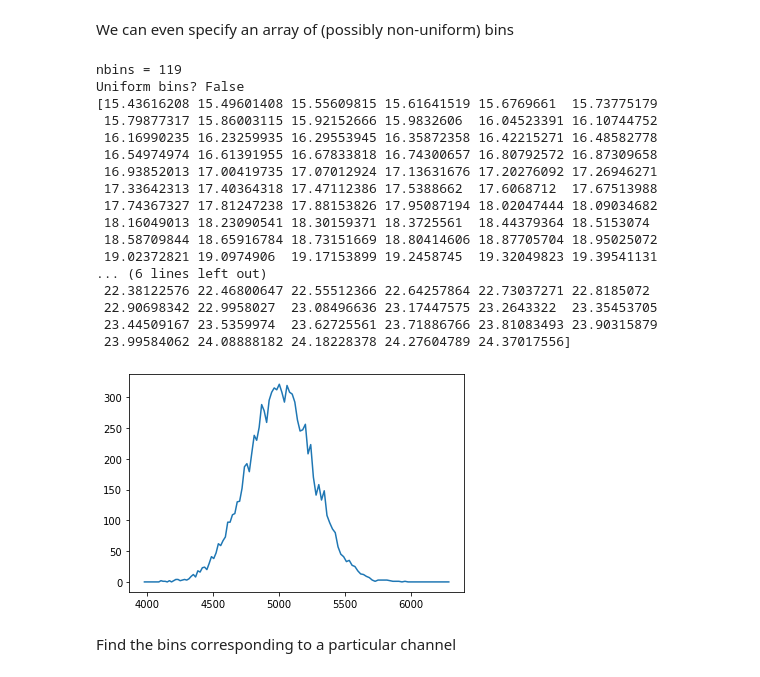
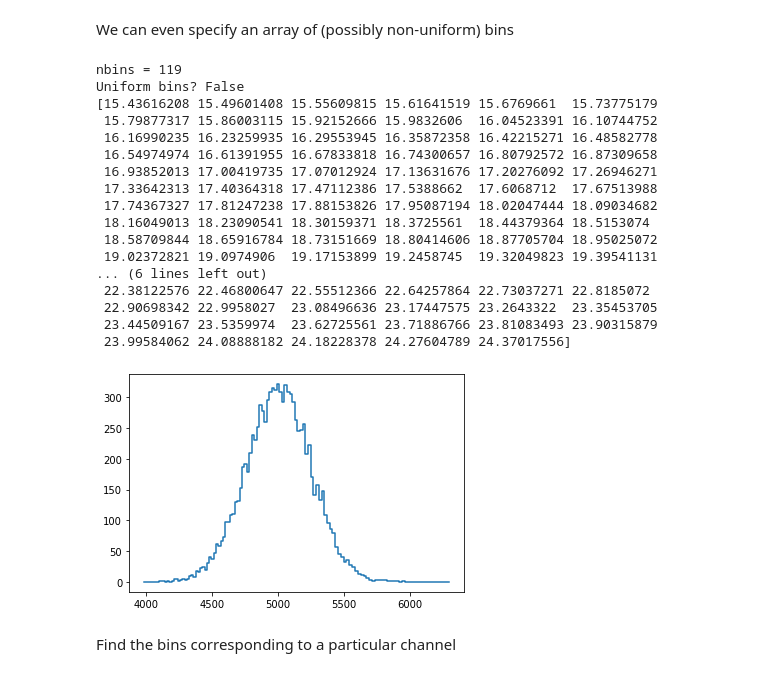
Before and after one commit to lbl-anp/becquerel, a Jupyter notebook: examples/spectrum.ipynb, the cells around one changed output. Drawn from its saved outputs; the diff is of its cells as text; code cells hidden in the pictures.

```diff
--- a/examples/spectrum.ipynb
+++ b/examples/spectrum.ipynb
@@ -193,30 +258,30 @@ We can even specify an array of (possibly non-uniform) bins
 # %%
 logbins = np.logspace(3.6, 3.8, num=120)
 spec8 = Spectrum.from_listmode(lmd, bins=logbins)
 print('nbins =', len(spec8))
 print('Uniform bins?', spec8.has_uniform_bins(use_kev=False))
 print(spec8.bin_widths_raw)
-plt.plot(spec8.bin_edges_raw[:-1], spec8.counts_vals)
+plt.step(spec8.bin_centers_raw, spec8.counts_vals)
 plt.show()
 # %% [output]
 nbins = 119
 Uniform bins? False
 [15.43616208 15.49601408 15.55609815 15.61641519 15.6769661  15.73775179
  15.79877317 15.86003115 15.92152666 15.9832606  16.04523391 16.10744752
  16.16990235 16.23259935 16.29553945 16.35872358 16.42215271 16.48582778
  16.54974974 16.61391955 16.67833818 16.74300657 16.80792572 16.87309658
  16.93852013 17.00419735 17.07012924 17.13631676 17.20276092 17.26946271
  17.33642313 17.40364318 17.47112386 17.5388662  17.6068712  17.67513988
  17.74367327 17.81247238 17.88153826 17.95087194 18.02047444 18.09034682
  18.16049013 18.23090541 18.30159371 18.3725561  18.44379364 18.5153074
  18.58709844 18.65916784 18.73151669 18.80414606 18.87705704 18.95025072
  19.02372821 19.0974906  19.17153899 19.2458745  19.32049823 19.39541131
 ... (6 lines left out)
  22.38122576 22.46800647 22.55512366 22.64257864 22.73037271 22.8185072
  22.90698342 22.9958027  23.08496636 23.17447575 23.2643322  23.35453705
  23.44509167 23.5359974  23.62725561 23.71886766 23.81083493 23.90315879
  23.99584062 24.08888182 24.18228378 24.27604789 24.37017556]
-[figure, old version]
+[figure, new version]
 # %% [markdown]
 Find the bins corresponding to a particular channel
 # %%
```
Also changed, not shown: parts of 10 cells of this notebook, 7 other files.
